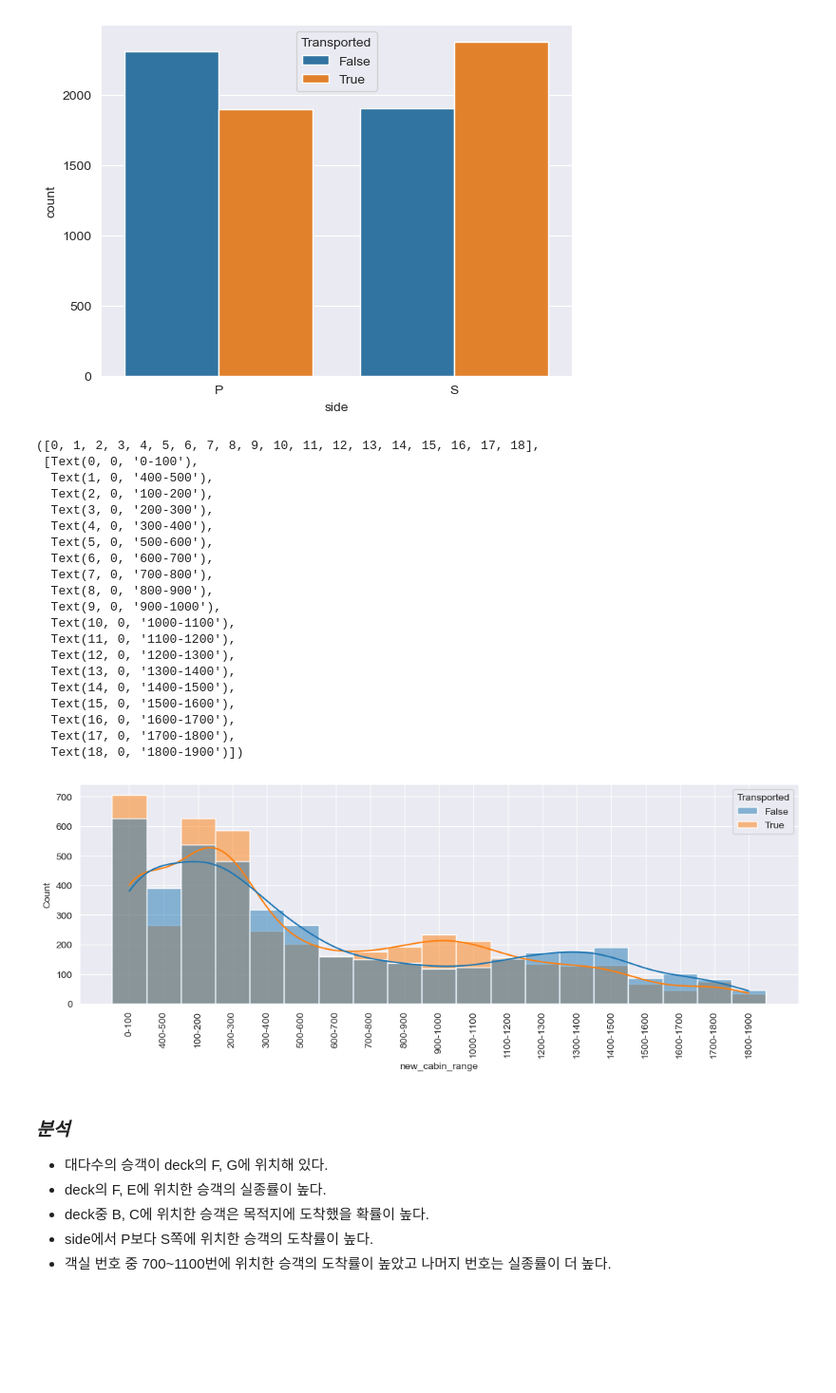
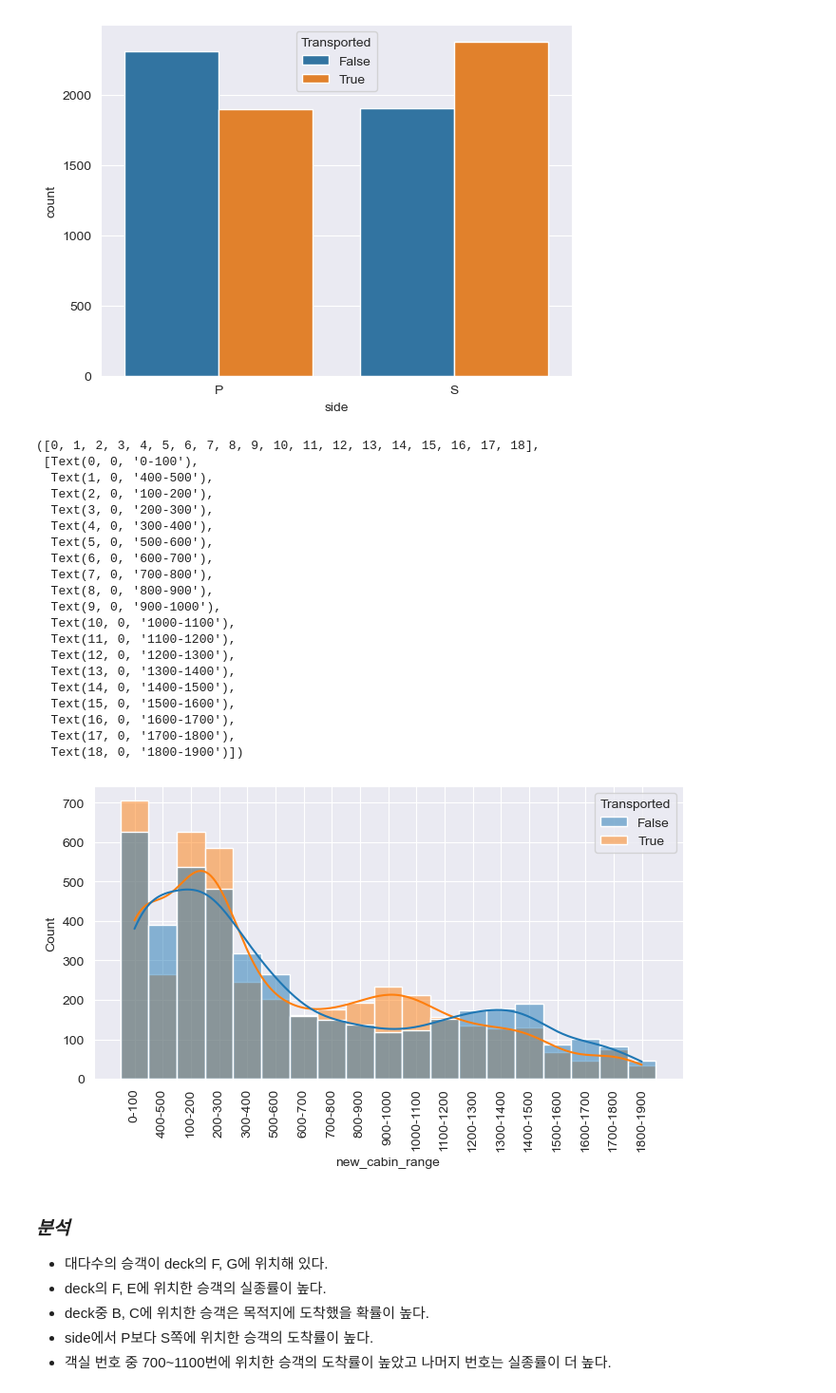
Before and after one commit to ef2nmddy/Spaceship_Titanic_EDA, a Jupyter notebook: Spaceship_Titanic.ipynb, the cells around one changed output. Shown at 95% size. Saved outputs shown, nothing was run; the diff lists cells and outputs as text; code cells hidden in the pictures; blank space fills up the shorter version.

```diff
--- a/Spaceship_Titanic.ipynb
+++ b/Spaceship_Titanic.ipynb
@@ -451,31 +451,31 @@ train['num'] = train['num'].astype(int)
 # 앞서 정의 했던 positive_num_split 함수를 사용하여 숫자 크기만큼 분류
 cabin_num = positive_num_split(dataframe=train, col='num', div_num=100, new_col_name='new_cabin_range')
 # %%
-plt.figure(figsize=(13,4))
+plt.figure(figsize=(8,4))
 sns.histplot(x='new_cabin_range', data=cabin_num.join(train), hue='Transported', kde=True)
 plt.xticks(rotation=90)
 # %% [output]
 ([0, 1, 2, 3, 4, 5, 6, 7, 8, 9, 10, 11, 12, 13, 14, 15, 16, 17, 18],
  [Text(0, 0, '0-100'),
   Text(1, 0, '400-500'),
   Text(2, 0, '100-200'),
   Text(3, 0, '200-300'),
   Text(4, 0, '300-400'),
   Text(5, 0, '500-600'),
   Text(6, 0, '600-700'),
   Text(7, 0, '700-800'),
   Text(8, 0, '800-900'),
   Text(9, 0, '900-1000'),
   Text(10, 0, '1000-1100'),
   Text(11, 0, '1100-1200'),
   Text(12, 0, '1200-1300'),
   Text(13, 0, '1300-1400'),
   Text(14, 0, '1400-1500'),
   Text(15, 0, '1500-1600'),
   Text(16, 0, '1600-1700'),
   Text(17, 0, '1700-1800'),
   Text(18, 0, '1800-1900')])
-[figure, old version]
+[figure, new version]
 # %% [markdown]
 ### _분석_
 
```
Also changed, not shown: parts of 1 cell of this notebook.
